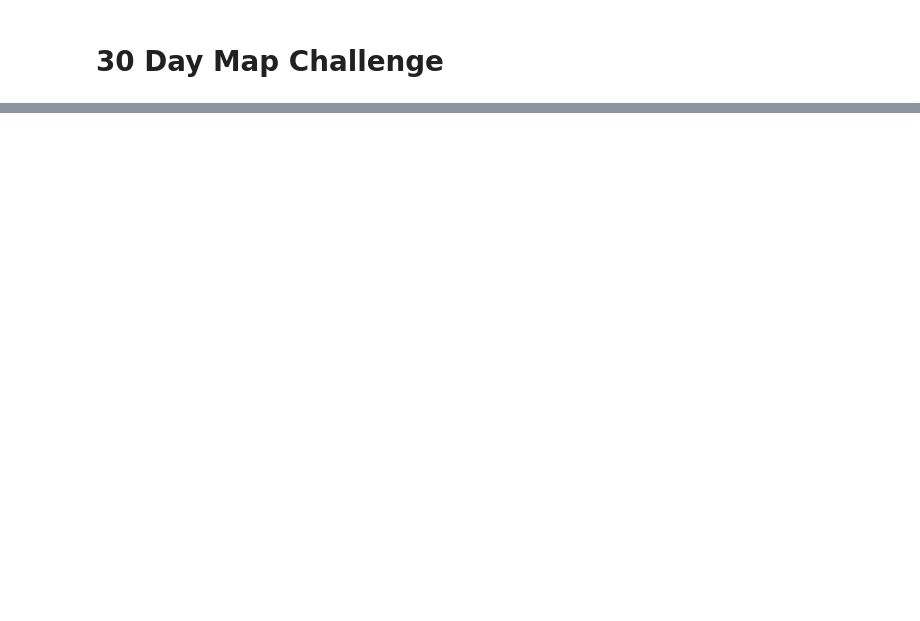
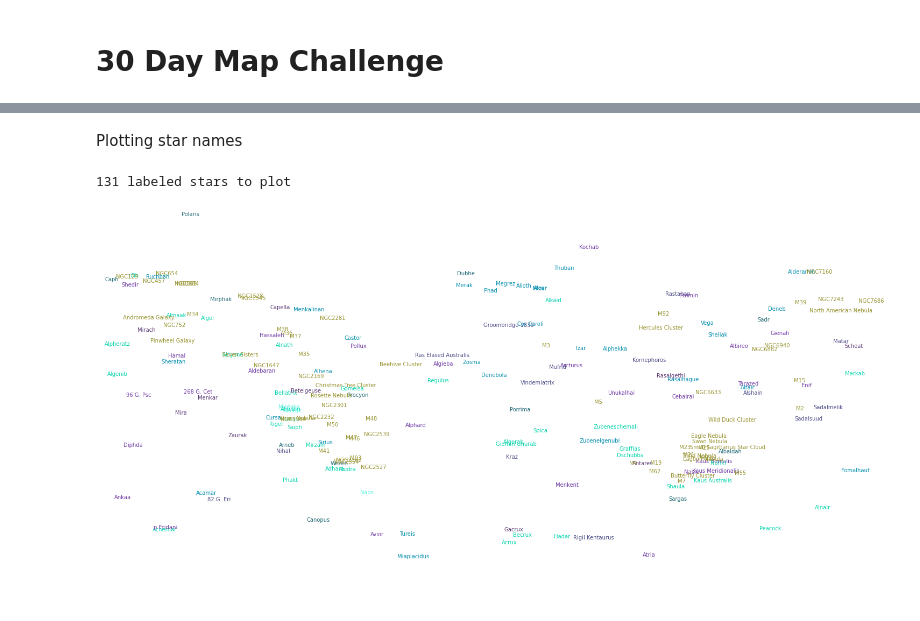
Before and after one commit to VikkiWalls/30-Day-Map-Challenge-2022, a Jupyter notebook: Code/Day 9 - Space (2).ipynb, the cells around one changed output, grey strips where cells are left out. Drawn from its saved outputs; the diff is of its cells as text; code cells hidden in the pictures; blank space fills up the shorter version.

```diff
--- a/Code/Day 9 - Space (2).ipynb
+++ b/Code/Day 9 - Space (2).ipynb
@@ -11,0 +116,22 @@ ModuleNotFoundError: No module named 'pandas'
+# %% [markdown]
+Plotting star names
+# %%
+fig = plt.figure(figsize=figsize)
+ax = plt.axes(projection=ccrs.PlateCarree(180))
+
+names = stars[pd.notnull(stars['proper'])]
+print(len(names), 'labeled stars to plot')
+
+for index, row in names.iterrows():
+    ax.text(row['ra']*360/24, row['dec'], row['proper'], color=row['linecolor'],
+            ha='left', va='center', transform=ccrs.Geodetic())
+
+for index, row in messiers.iterrows():
+    ax.text(row['ra']*360/24, row['dec'], row['name_2'], color=other_color,
+            ha='left', va='center', transform=ccrs.Geodetic())
+
+ax.set_xlim(ax.get_xlim()[::-1])
+set_save_image(fig, 'names.pdf')
+# %% [output]
+131 labeled stars to plot
+[figure, added]
```
Also changed, not shown: parts of 31 cells of this notebook.
